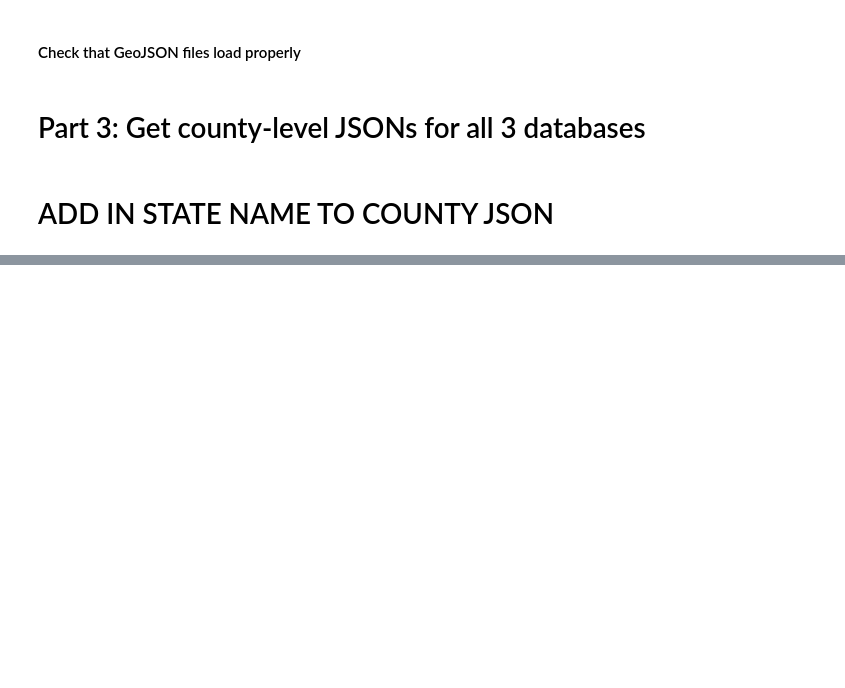
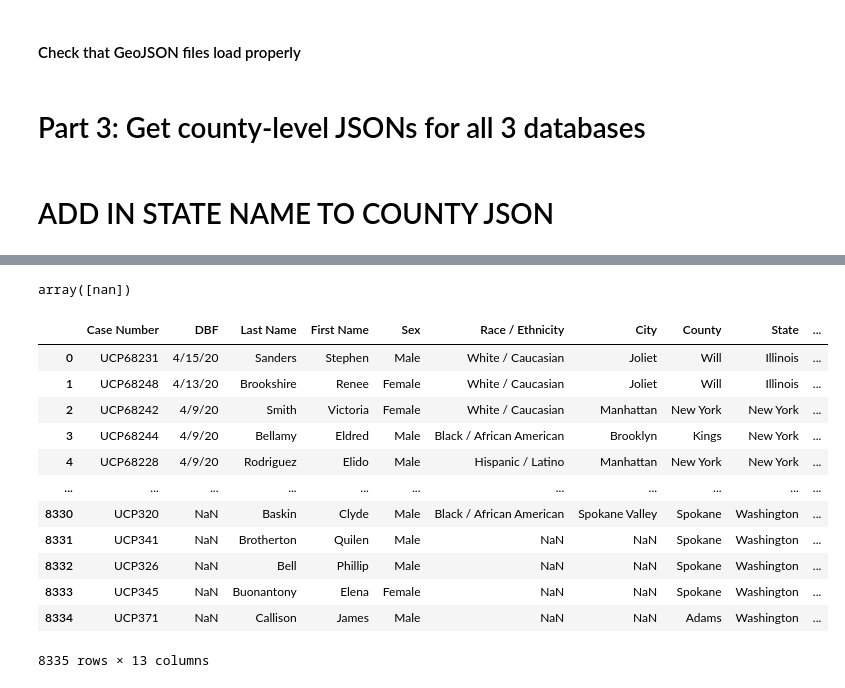
Before and after one commit to Christopher-Pierson/The-Lost-People, a Jupyter notebook: data/Data_mgmt.ipynb, the cells around one changed output, grey strips where cells are left out. Cells and saved outputs as stored; diff of their text form; code cells hidden in the pictures; blank space fills up the shorter version.

Commit message:
Start addressing null counties

```diff
--- a/data/Data_mgmt.ipynb
+++ b/data/Data_mgmt.ipynb
@@ -692,0 +792,4 @@ missing_df.head(20)
+# %%
+# Add column with compound field key
+unclaimed_df['State_County'] = unclaimed_df['State_FIPS'].astype(str) + "_" + unclaimed_df['County']
+unclaimed_df.head()
@@ -692,0 +803,26 @@ missing_df.head(20)
+# %%
+# Add new column to dataframe, using the state name field as a key in the state_dict, to pull the correct FIPS code for each row
+unclaimed_df['County_FIPS'] = unclaimed_df['State_County'].map(county_dict)
+# Check unique values in new dataframe field
+unclaimed_df['County_FIPS'].unique()
+# %% [output]
+array([nan])
+# %%
+# check null values
+unclaimed_county_null_df = unclaimed_df.loc[unclaimed_df['County_FIPS'].isnull()]
+# unclaimed_county_null_df.shape
+unclaimed_county_null_df
+# %% [output]
+|  | Case Number | DBF | Last Name | First Name | Sex | Race / Ethnicity | City | County | State | ... |
+| 0 | UCP68231 | 4/15/20 | Sanders | Stephen | Male | White / Caucasian | Joliet | Will | Illinois | ... |
+| 1 | UCP68248 | 4/13/20 | Brookshire | Renee | Female | White / Caucasian | Joliet | Will | Illinois | ... |
+| 2 | UCP68242 | 4/9/20 | Smith | Victoria | Female | White / Caucasian | Manhattan | New York | New York | ... |
+| 3 | UCP68244 | 4/9/20 | Bellamy | Eldred | Male | Black / African American | Brooklyn | Kings | New York | ... |
+| 4 | UCP68228 | 4/9/20 | Rodriguez | Elido | Male | Hispanic / Latino | Manhattan | New York | New York | ... |
+| ... | ... | ... | ... | ... | ... | ... | ... | ... | ... | ... |
+| 8330 | UCP320 | NaN | Baskin | Clyde | Male | Black / African American | Spokane Valley | Spokane | Washington | ... |
+| 8331 | UCP341 | NaN | Brotherton | Quilen | Male | NaN | NaN | Spokane | Washington | ... |
+| 8332 | UCP326 | NaN | Bell | Phillip | Male | NaN | NaN | Spokane | Washington | ... |
+| 8333 | UCP345 | NaN | Buonantony | Elena | Female | NaN | NaN | Spokane | Washington | ... |
+| 8334 | UCP371 | NaN | Callison | James | Male | NaN | NaN | Adams | Washington | ... |
+8335 rows × 13 columns
```
Also changed, not shown: parts of 31 cells of this notebook, 8 other files.
